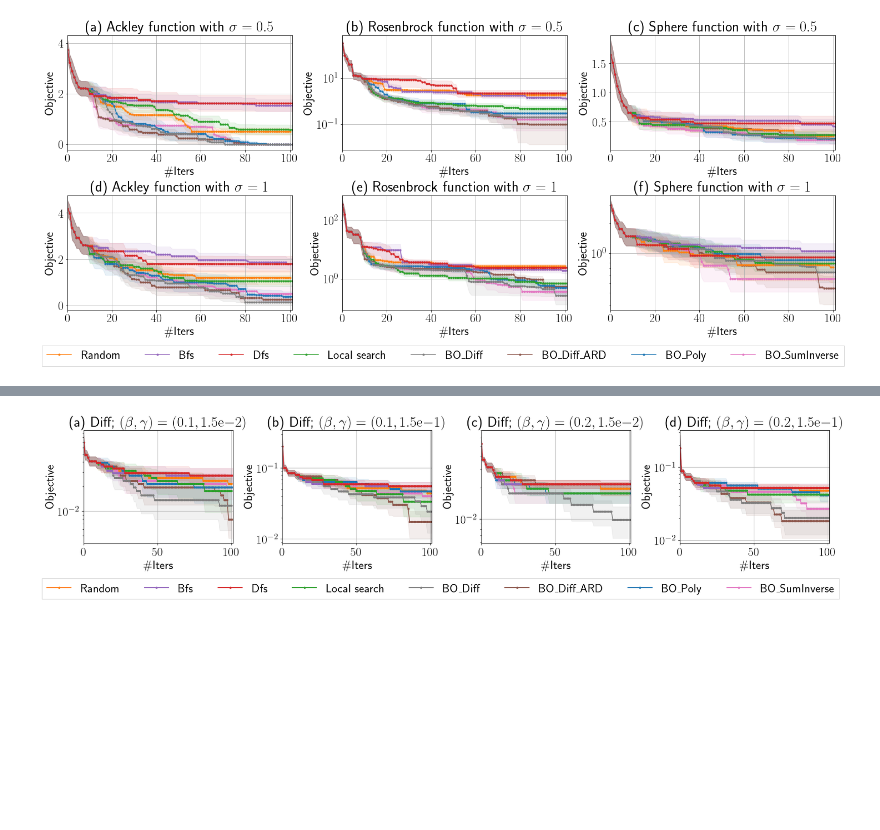
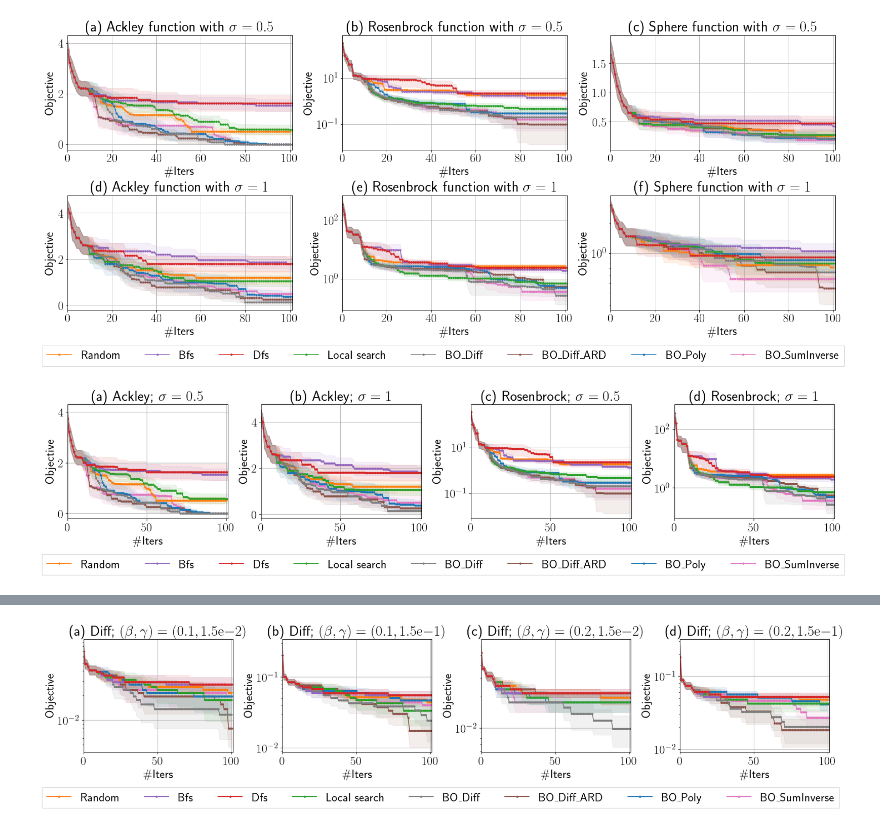
Before and after one commit to xingchenwan/bo-on-graph, a Jupyter notebook: notebooks/plot_results.ipynb, the cells around one changed output, grey strips where cells are left out. Cells and saved outputs as stored; diff of their text form; code cells hidden in the pictures; blank space fills up the shorter version.

```diff
--- a/notebooks/plot_results.ipynb
+++ b/notebooks/plot_results.ipynb
@@ -353,6 +353,37 @@ plt.savefig("test_function.pdf", bbox_inches='tight')
 1 1
 1 2
 [figure]
+# %%
+plt.rcParams['text.usetex'] = True
+list_experiences = ["ackley_noise-0.5_n-1000", "ackley_noise-1.0_n-1000",
+                    "rosenbrock_noise-0.5_n-1000", "rosenbrock_noise-1.0_n-1000"]
+n_rows, n_cols = 1, 4
+#fig, axs = plt.subplots(n_rows, n_cols, layout='constrained', figsize=(20, 8))
+fig, axs = plt.subplots(n_rows, n_cols, layout='constrained', figsize=(20, 4))
+for i, experience in enumerate(list_experiences):
+    idx_row, idx_col = i // n_cols, i % n_cols
+    plot_result(axs[idx_col], "./logs/testfunction/", list_experiences[i], std=False)
+
+handles, labels = axs[idx_col].get_legend_handles_labels()
+change_labels = [2, 6, 7, 4, 5, 1, 3, 0]
+labels = [labels[i] for i in change_labels]
+handles = [handles[i] for i in change_labels]
+#fig.legend(handles, labels, loc='center')
+axs[0].title.set_text('(a) Ackley; ' + r'$\sigma = 0.5$')
+axs[1].title.set_text('(b) Ackley; ' + r'$\sigma = 1$')
+axs[2].title.set_text('(c) Rosenbrock; ' + r'$\sigma = 0.5$')
+axs[2].set_yscale("log")
+axs[3].title.set_text('(d) Rosenbrock; ' + r'$\sigma = 1$')
+axs[3].set_yscale("log")
+#axs[1, 1].legend(handles = handles , labels=labels,loc='upper center',
+#             bbox_to_anchor=(0.5, -0.2),fancybox=False, shadow=False, ncol=4)
+fig.legend(handles = handles , labels=labels,loc='upper center',
+             bbox_to_anchor=(0.5, 0.),fancybox=False, shadow=False, ncol=8)
+#plt.legend()
+#plt.show()
+plt.savefig("test_function_row.pdf", bbox_inches='tight')
+# %% [output]
+[figure, added]
 # %%
 plt.rcParams['text.usetex'] = True
 list_experiences = ["beta-0.1_gamma-0.005_fracinfect-3e-4", "beta-0.1_gamma-0.015_fracinfect-3e-4", "beta-0.1_gamma-0.15_fracinfect-3e-4",
```
Also changed, not shown: parts of 1 cell of this notebook, 3 other files.
